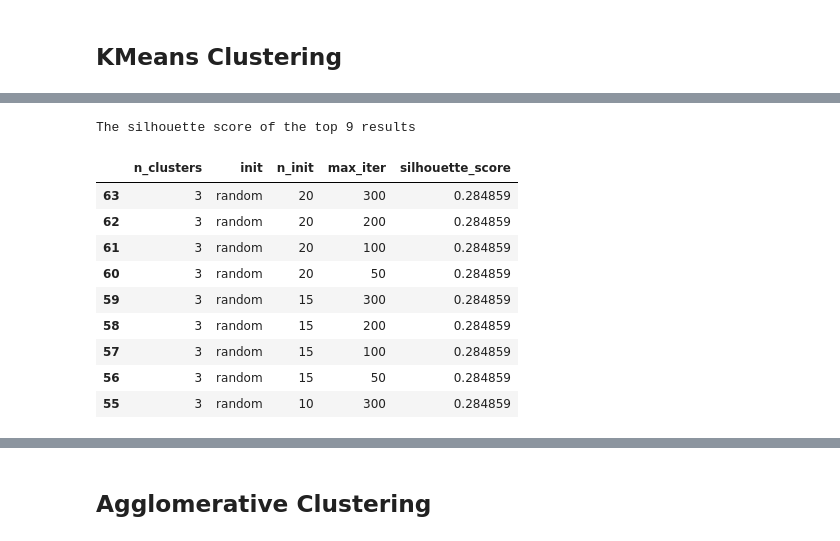
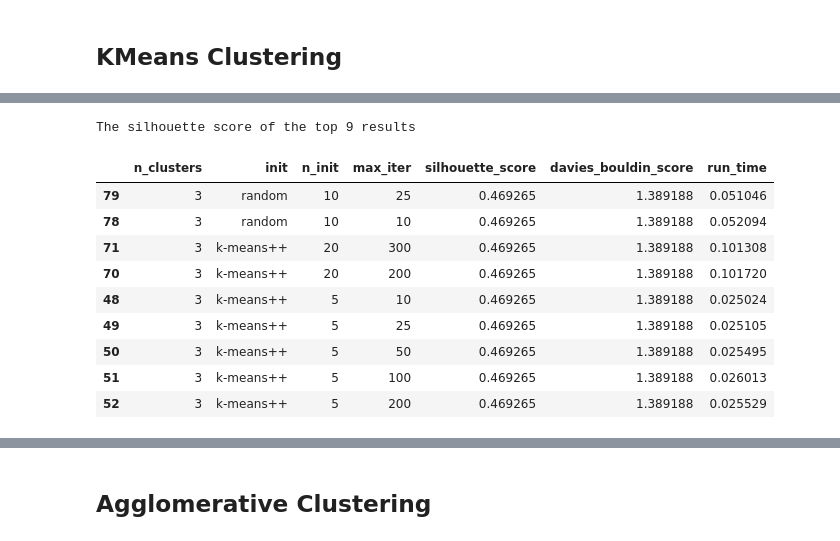
Before and after one commit to MinhNguyen2000/TME_6015, a Jupyter notebook: Assignment_3/TME6015_Assignment3.ipynb, the cells around one changed output, grey strips where cells are left out. Drawn from its saved outputs; the diff is of its cells as text; code cells hidden in the pictures.

```diff
--- a/Assignment_3/TME6015_Assignment3.ipynb
+++ b/Assignment_3/TME6015_Assignment3.ipynb
@@ -82,25 +100,27 @@ for i in range(3):
 # %%
 from sklearn.cluster import KMeans
-from sklearn.metrics import silhouette_score
-import matplotlib.pyplot as plt
-from scipy.stats import mode
+from sklearn.metrics import silhouette_score, davies_bouldin_score
+import time
 
 # Set up parameter grid for KMean experiment
 param_grid = {
-    'n_clusters': [2, 3, 4, 5],         # Number of clusters
+    'n_clusters': [2, 3, 4, 5, 6, 7],         # Number of clusters
     'init': ['k-means++', 'random'],    # Initialization method
     'n_init': [5, 10, 15, 20],                 # Number of initializations
-    'max_iter': [50, 100, 200, 300],             # Maximum iterations
+    'max_iter': [10, 25, 50, 100, 200, 300],             # Maximum iterations
 }
 
 # Store results
-results = []
+results_kmeans = []
 
 # Iterate through each combination of parameter in the grid and perform KMean Clustering
 for n_clusters in param_grid['n_clusters']:
     for init in param_grid['init']:
         for n_init in param_grid['n_init']:
             for max_iter in param_grid['max_iter']:
+                # Record the start time
+                start_time = time.time()
+
                 # Initialize the KMeans object with the current parameters
                 kmeans = KMeans(
                     n_clusters=n_clusters,
@@ -113,36 +133,45 @@ for n_clusters in param_grid['n_clusters']:
                 # Fit the model to the normalized data
                 kmeans.fit(feature_df_normalized)
 
-                # Evaluate the model using silhouette score (measuring how well the clustering was done)
-                silhouette_avg = silhouette_score(feature_df_normalized, kmeans.labels_)
+                # Record the end time
+                end_time = time.time()
+
+                # Calculate elapsed time
+                elapsed_time = end_time - start_time
+
+                # Evaluate the model using silhouette and Davies-Bouldin score (measuring how well the clustering was done)
+                silhouette_avg = silhouette_score(feature_df_normalized, kmeans.labels_, metric = 'cosine')
+                davies_bouldin = davies_bouldin_score(feature_df_normalized, kmeans.labels_)
 
                 # Store the results
-                results.append({
+                results_kmeans.append({
                     'n_clusters': n_clusters,
                     'init': init,
                     'n_init': n_init,
                     'max_iter': max_iter,
                     'silhouette_score': silhouette_avg,
+                    'davies_bouldin_score': davies_bouldin,
+                    'run_time': elapsed_time
                 })
 # %%
 # Convert the results to a DataFrame for easy analysis
-results_df = pd.DataFrame(results)
+results_kmeans_df = pd.DataFrame(results_kmeans)
 
 # Print out the top results with the highest silhouette score
 num_top_results = 9
-top_results = results_df.sort_values(by='silhouette_score', ascending=False).head(num_top_results)
+top_results_kmeans = results_kmeans_df.sort_values(by='silhouette_score', ascending=False).head(num_top_results)
 
 print(f"The silhouette score of the top {num_top_results} results")
-top_results
+top_results_kmeans
 # %% [output]
 The silhouette score of the top 9 results
-|  | n_clusters | init | n_init | max_iter | silhouette_score |
-| 63 | 3 | random | 20 | 300 | 0.284859 |
-| 62 | 3 | random | 20 | 200 | 0.284859 |
-| 61 | 3 | random | 20 | 100 | 0.284859 |
-| 60 | 3 | random | 20 | 50 | 0.284859 |
-| 59 | 3 | random | 15 | 300 | 0.284859 |
-| 58 | 3 | random | 15 | 200 | 0.284859 |
-| 57 | 3 | random | 15 | 100 | 0.284859 |
-| 56 | 3 | random | 15 | 50 | 0.284859 |
-| 55 | 3 | random | 10 | 300 | 0.284859 |
+|  | n_clusters | init | n_init | max_iter | silhouette_score | davies_bouldin_score | run_time |
+| 79 | 3 | random | 10 | 25 | 0.469265 | 1.389188 | 0.051046 |
+| 78 | 3 | random | 10 | 10 | 0.469265 | 1.389188 | 0.052094 |
+| 71 | 3 | k-means++ | 20 | 300 | 0.469265 | 1.389188 | 0.101308 |
+| 70 | 3 | k-means++ | 20 | 200 | 0.469265 | 1.389188 | 0.101720 |
+| 48 | 3 | k-means++ | 5 | 10 | 0.469265 | 1.389188 | 0.025024 |
+| 49 | 3 | k-means++ | 5 | 25 | 0.469265 | 1.389188 | 0.025105 |
+| 50 | 3 | k-means++ | 5 | 50 | 0.469265 | 1.389188 | 0.025495 |
+| 51 | 3 | k-means++ | 5 | 100 | 0.469265 | 1.389188 | 0.026013 |
+| 52 | 3 | k-means++ | 5 | 200 | 0.469265 | 1.389188 | 0.025529 |
```
Also changed, not shown: parts of 27 cells of this notebook, 2 other files.
